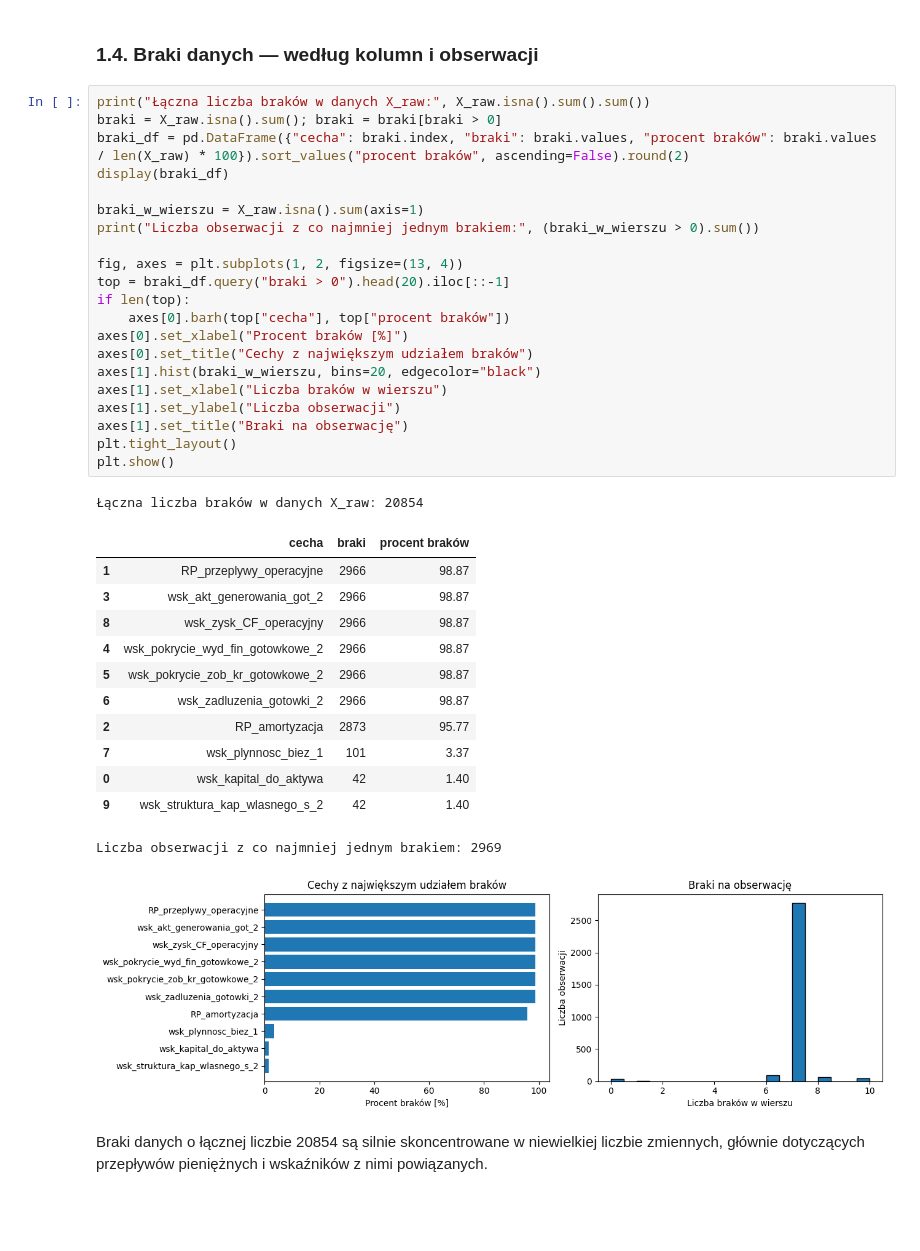
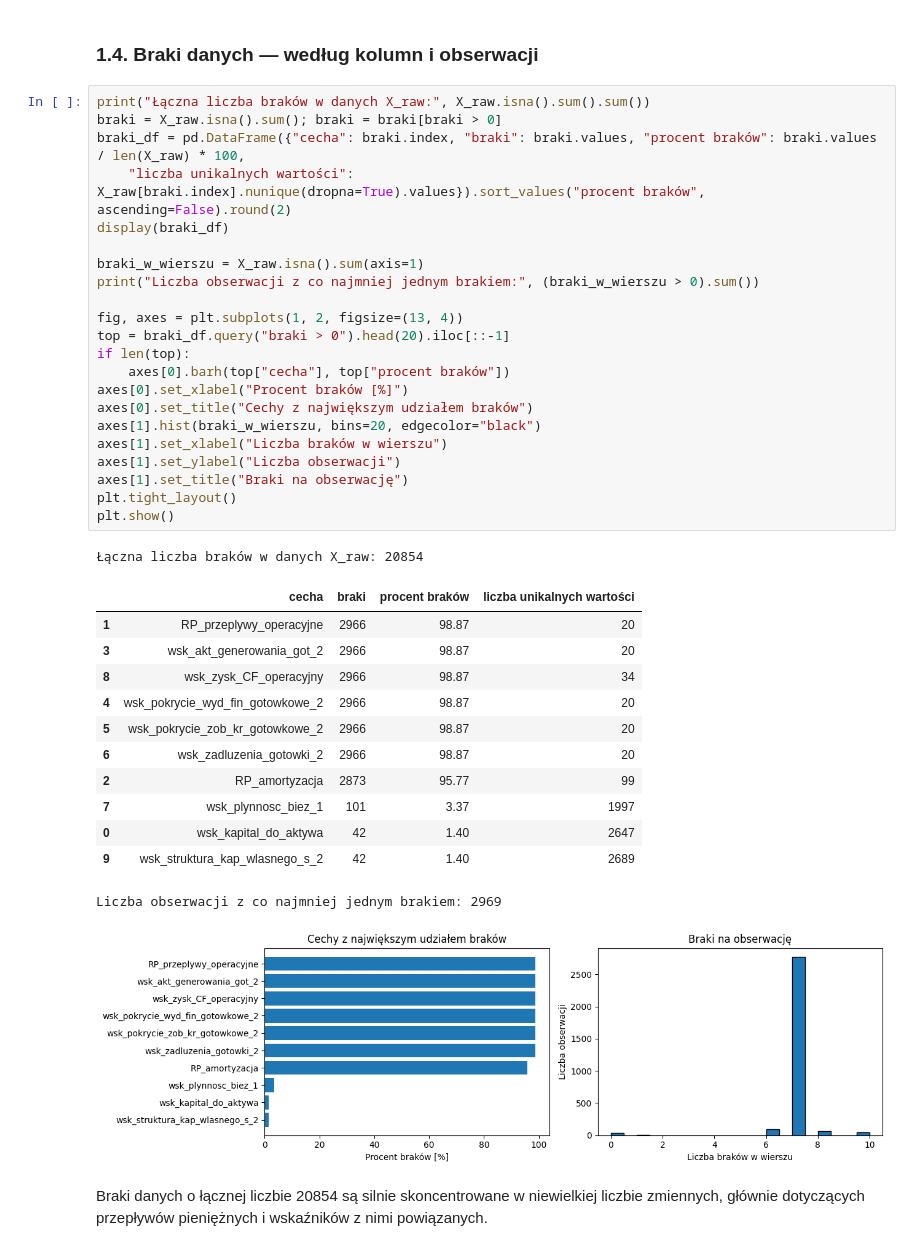
Before and after one commit to kaniaprzemyslaw/Projekt-1---model-scoringowy-ratingowy, a Jupyter notebook: projekt_1.ipynb, the cells around one changed output. Cells and saved outputs as stored; diff of their text form; blank space fills up the shorter version.

```diff
--- a/projekt_1.ipynb
+++ b/projekt_1.ipynb
@@ -95,37 +95,38 @@ Zmienne kategoryczne: 2 cechy | ['schemat_wsk_bilans', 'schemat_wsk_rzis']
 # %%
 print("Łączna liczba braków w danych X_raw:", X_raw.isna().sum().sum())
 braki = X_raw.isna().sum(); braki = braki[braki > 0]
-braki_df = pd.DataFrame({"cecha": braki.index, "braki": braki.values, "procent braków": braki.values / len(X_raw) * 100}).sort_values("procent braków", ascending=False).round(2)
+braki_df = pd.DataFrame({"cecha": braki.index, "braki": braki.values, "procent braków": braki.values / len(X_raw) * 100,
+    "liczba unikalnych wartości": X_raw[braki.index].nunique(dropna=True).values}).sort_values("procent braków", ascending=False).round(2)
 display(braki_df)
 
 braki_w_wierszu = X_raw.isna().sum(axis=1)
 print("Liczba obserwacji z co najmniej jednym brakiem:", (braki_w_wierszu > 0).sum())
 
 fig, axes = plt.subplots(1, 2, figsize=(13, 4))
 top = braki_df.query("braki > 0").head(20).iloc[::-1]
 if len(top):
     axes[0].barh(top["cecha"], top["procent braków"])
 axes[0].set_xlabel("Procent braków [%]")
 axes[0].set_title("Cechy z największym udziałem braków")
 axes[1].hist(braki_w_wierszu, bins=20, edgecolor="black")
 axes[1].set_xlabel("Liczba braków w wierszu")
 axes[1].set_ylabel("Liczba obserwacji")
 axes[1].set_title("Braki na obserwację")
 plt.tight_layout()
 plt.show()
 # %% [output]
 Łączna liczba braków w danych X_raw: 20854
-|  | cecha | braki | procent braków |
-| 1 | RP_przeplywy_operacyjne | 2966 | 98.87 |
-| 3 | wsk_akt_generowania_got_2 | 2966 | 98.87 |
-| 8 | wsk_zysk_CF_operacyjny | 2966 | 98.87 |
-| 4 | wsk_pokrycie_wyd_fin_gotowkowe_2 | 2966 | 98.87 |
-| 5 | wsk_pokrycie_zob_kr_gotowkowe_2 | 2966 | 98.87 |
-| 6 | wsk_zadluzenia_gotowki_2 | 2966 | 98.87 |
-| 2 | RP_amortyzacja | 2873 | 95.77 |
-| 7 | wsk_plynnosc_biez_1 | 101 | 3.37 |
-| 0 | wsk_kapital_do_aktywa | 42 | 1.40 |
-| 9 | wsk_struktura_kap_wlasnego_s_2 | 42 | 1.40 |
+|  | cecha | braki | procent braków | liczba unikalnych wartości |
+| 1 | RP_przeplywy_operacyjne | 2966 | 98.87 | 20 |
+| 3 | wsk_akt_generowania_got_2 | 2966 | 98.87 | 20 |
+| 8 | wsk_zysk_CF_operacyjny | 2966 | 98.87 | 34 |
+| 4 | wsk_pokrycie_wyd_fin_gotowkowe_2 | 2966 | 98.87 | 20 |
+| 5 | wsk_pokrycie_zob_kr_gotowkowe_2 | 2966 | 98.87 | 20 |
+| 6 | wsk_zadluzenia_gotowki_2 | 2966 | 98.87 | 20 |
+| 2 | RP_amortyzacja | 2873 | 95.77 | 99 |
+| 7 | wsk_plynnosc_biez_1 | 101 | 3.37 | 1997 |
+| 0 | wsk_kapital_do_aktywa | 42 | 1.40 | 2647 |
+| 9 | wsk_struktura_kap_wlasnego_s_2 | 42 | 1.40 | 2689 |
 Liczba obserwacji z co najmniej jednym brakiem: 2969
 [figure]
 # %% [markdown]
```
Also changed, not shown: parts of 15 cells of this notebook.
